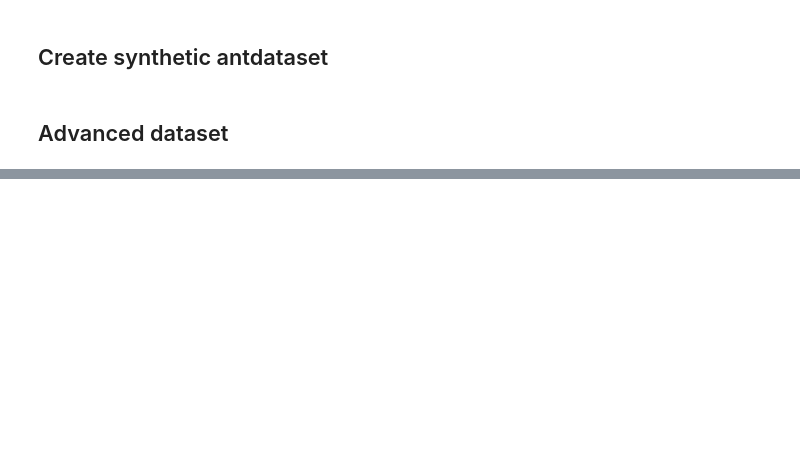
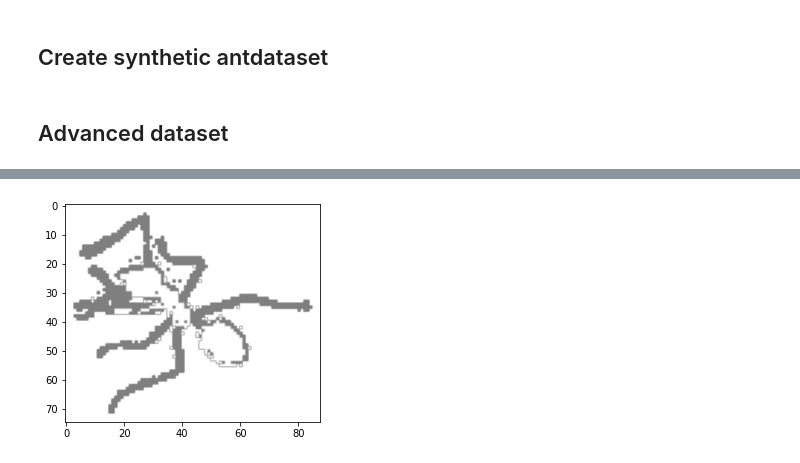
Before and after one commit to chamathabeysinghe/VAE_v2, a Jupyter notebook: notebooks/Cropping Ants.ipynb, the cells around one changed output, grey strips where cells are left out. Cells and saved outputs as stored; diff of their text form; code cells hidden in the pictures; blank space fills up the shorter version.

```diff
--- a/notebooks/Cropping Ants.ipynb
+++ b/notebooks/Cropping Ants.ipynb
@@ -159,0 +183,8 @@ def draw_close_ants(back, count):
+# %%
+i = Image.fromarray(c, mode='RGBA')
+plt.imshow(i)
+i = i.convert("RGB")
+
+i.save("img2.png", "PNG")
+# %% [output]
+[figure, added]
```
Also changed, not shown: parts of 11 cells of this notebook, 1 other file.
